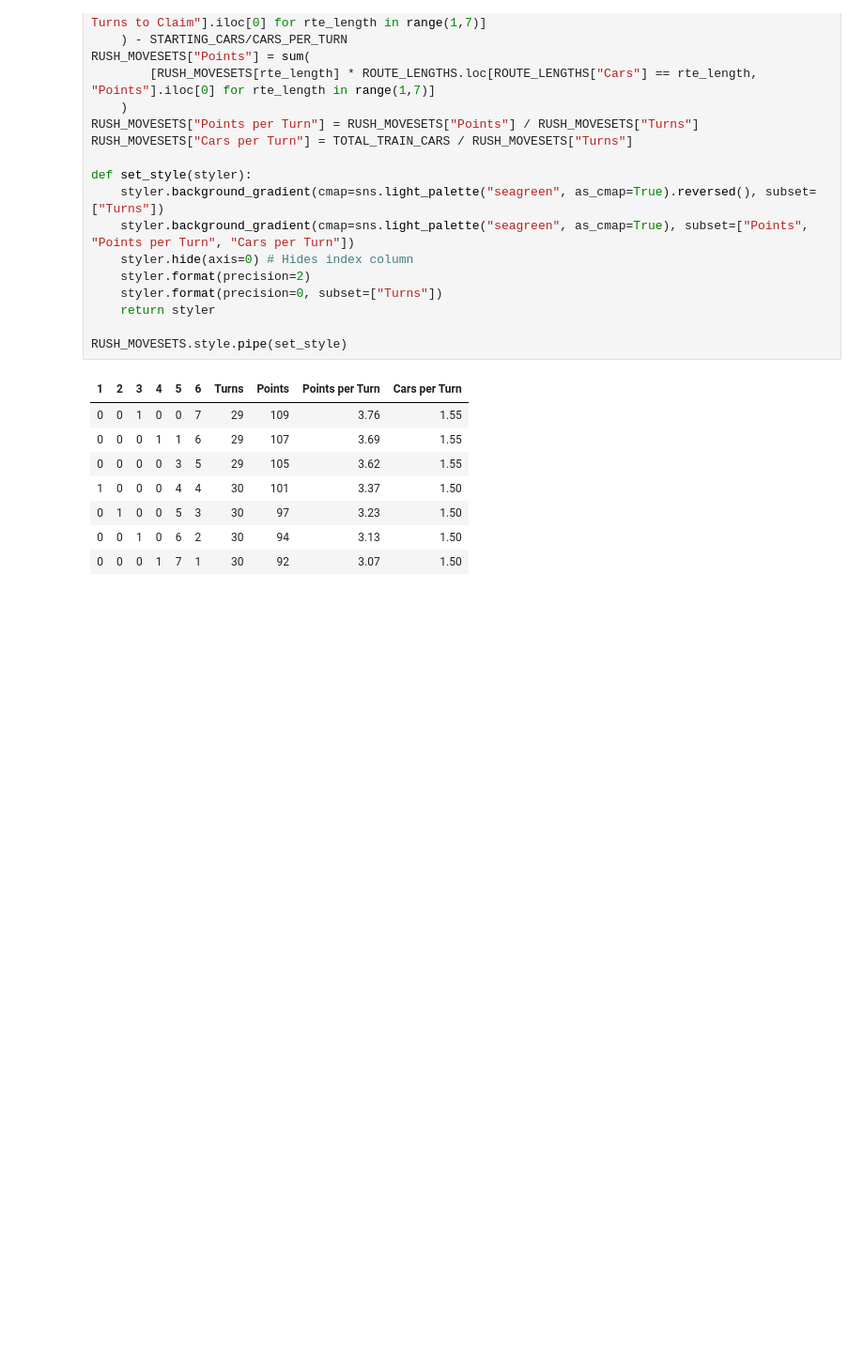
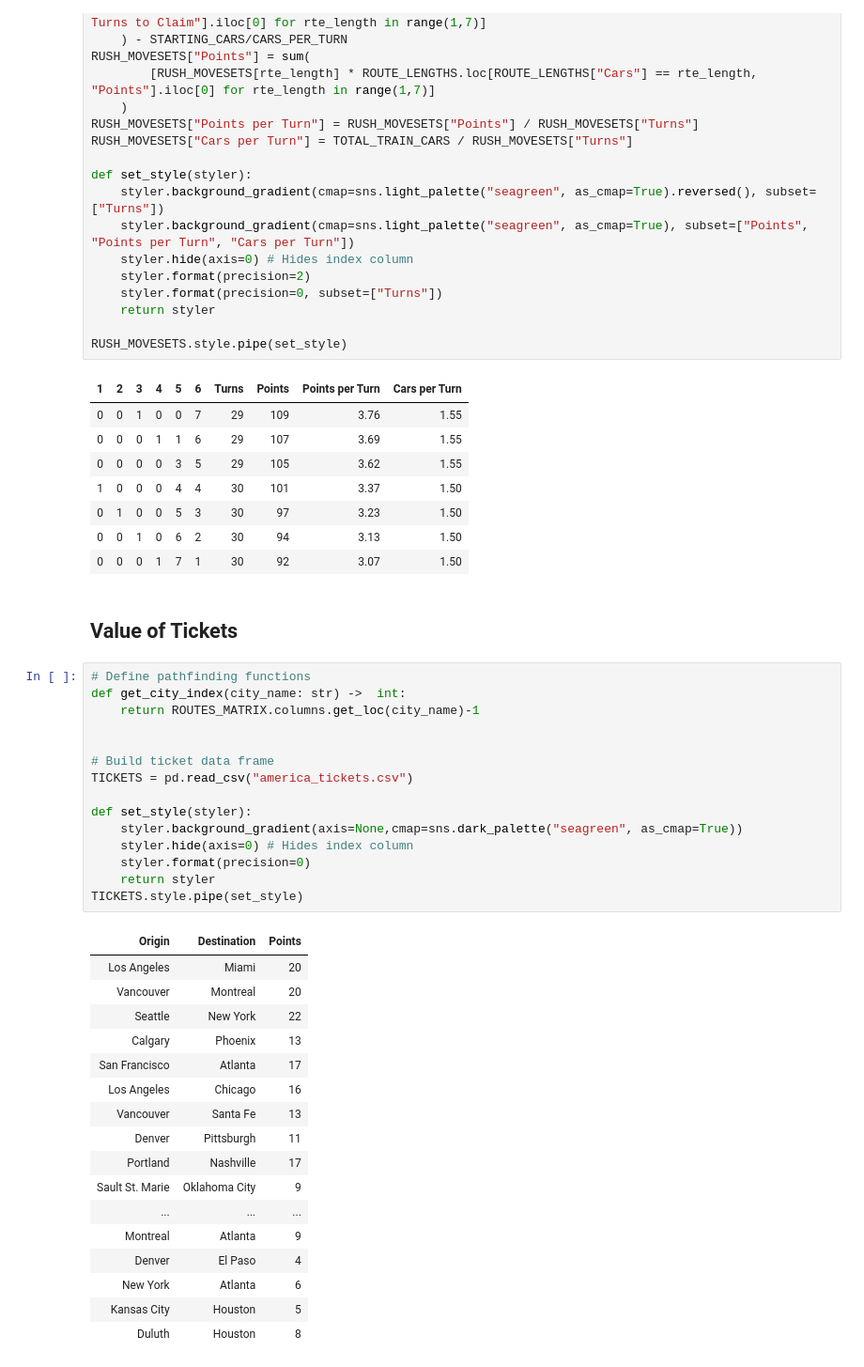
Before and after one commit to jbadlato/jbadlato.github.io, a Jupyter notebook: ticket-to-ride.ipynb, the cells around one changed output. Shown at 94% size. Drawn from its saved outputs; the diff is of its cells as text; blank space fills up the shorter version.

```diff
--- a/ticket-to-ride.ipynb
+++ b/ticket-to-ride.ipynb
@@ -130,3 +143,38 @@ RUSH_MOVESETS.style.pipe(set_style)
 | 0 | 1 | 0 | 0 | 5 | 3 | 30 | 97 | 3.23 | 1.50 |
 | 0 | 0 | 1 | 0 | 6 | 2 | 30 | 94 | 3.13 | 1.50 |
 | 0 | 0 | 0 | 1 | 7 | 1 | 30 | 92 | 3.07 | 1.50 |
+# %% [markdown]
+## Value of Tickets
+# %%
+# Define pathfinding functions
+def get_city_index(city_name: str) ->  int:
+    return ROUTES_MATRIX.columns.get_loc(city_name)-1
+
+
+# Build ticket data frame
+TICKETS = pd.read_csv("america_tickets.csv")
+
+def set_style(styler):
+    styler.background_gradient(axis=None,cmap=sns.dark_palette("seagreen", as_cmap=True))
+    styler.hide(axis=0) # Hides index column
+    styler.format(precision=0)
+    return styler
+TICKETS.style.pipe(set_style)
+# %% [output]
+| Origin | Destination | Points |
+| Los Angeles | Miami | 20 |
+| Vancouver | Montreal | 20 |
+| Seattle | New York | 22 |
+| Calgary | Phoenix | 13 |
+| San Francisco | Atlanta | 17 |
+| Los Angeles | Chicago | 16 |
+| Vancouver | Santa Fe | 13 |
+| Denver | Pittsburgh | 11 |
+| Portland | Nashville | 17 |
+| Sault St. Marie | Oklahoma City | 9 |
+| ... | ... | ... |
+| Montreal | Atlanta | 9 |
+| Denver | El Paso | 4 |
+| New York | Atlanta | 6 |
+| Kansas City | Houston | 5 |
+| Duluth | Houston | 8 |
```
Also changed, not shown: parts of 1 cell of this notebook, 3 other files.
